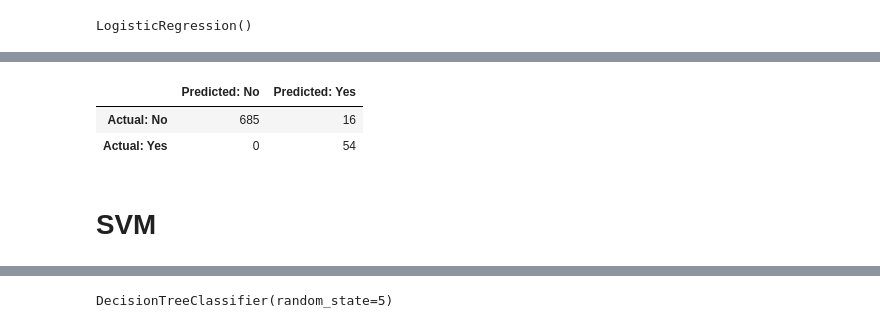
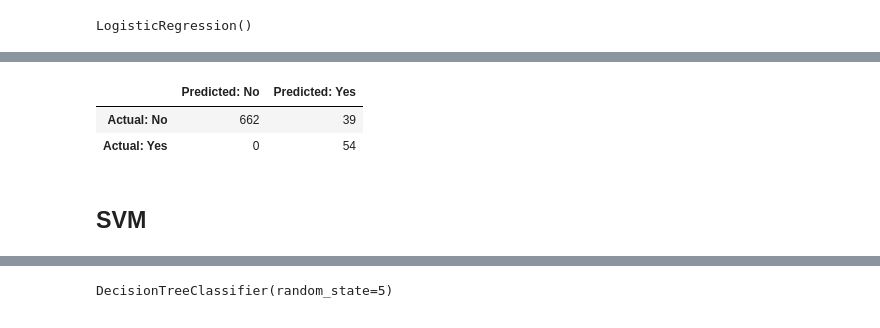
Before and after one commit to mitra-shubhodeep/hypothyroidism-detection, a Jupyter notebook: thyroid detection 2.ipynb, the cells around one changed output, grey strips where cells are left out. Saved outputs shown, nothing was run; the diff lists cells and outputs as text; code cells hidden in the pictures.

```diff
--- a/thyroid detection 2.ipynb
+++ b/thyroid detection 2.ipynb
@@ -411,11 +426,11 @@ print(accuracy_score(y_test,pred_test))
 # %%
-cmat_tree = pd.DataFrame(confusion_matrix(y_test,test_pred), index = ['Actual: No', 'Actual: Yes'], columns = ['Predicted: No', 'Predicted: Yes'])
+cmat_tree = pd.DataFrame(confusion_matrix(y_test,pred_test), index = ['Actual: No', 'Actual: Yes'], columns = ['Predicted: No', 'Predicted: Yes'])
 cmat_tree
 # %% [output]
 |  | Predicted: No | Predicted: Yes |
-| Actual: No | 685 | 16 |
+| Actual: No | 662 | 39 |
 | Actual: Yes | 0 | 54 |
 # %% [markdown]
-# SVM
+## SVM
 # %%
 from sklearn.svm import SVC
```
Also changed, not shown: parts of 19 cells of this notebook.
